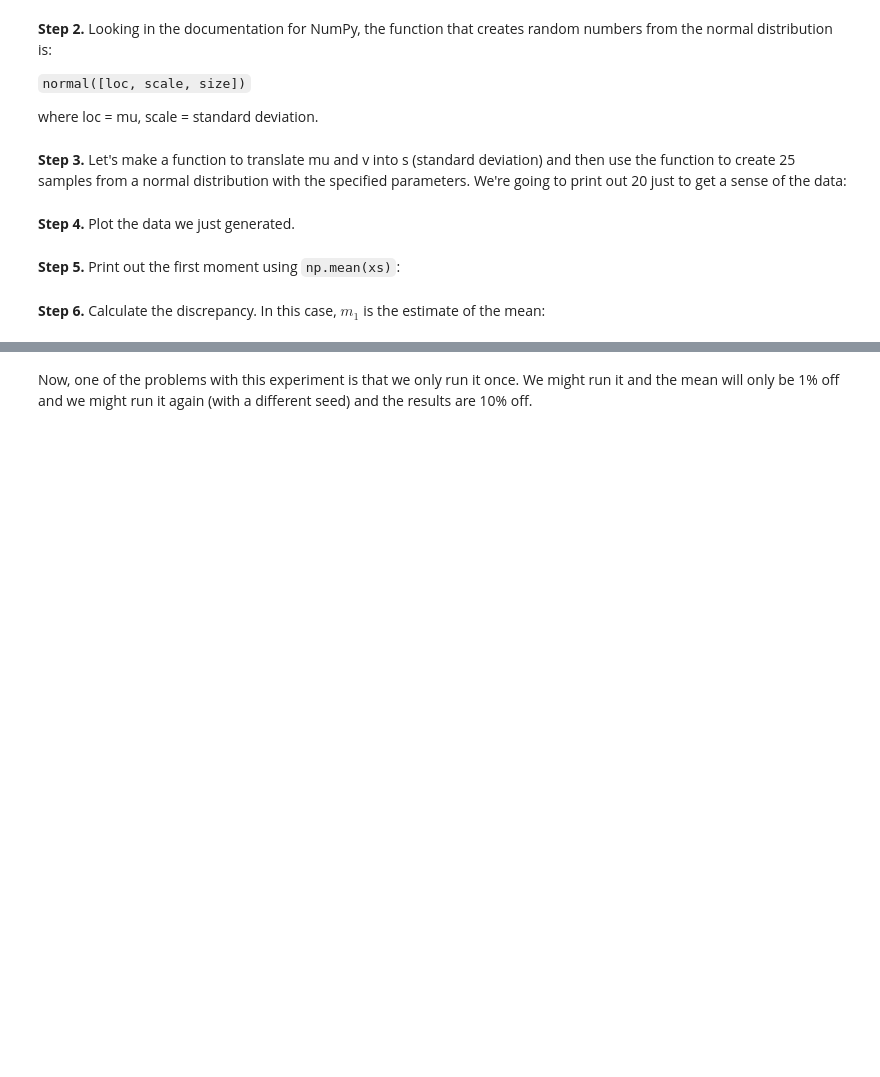
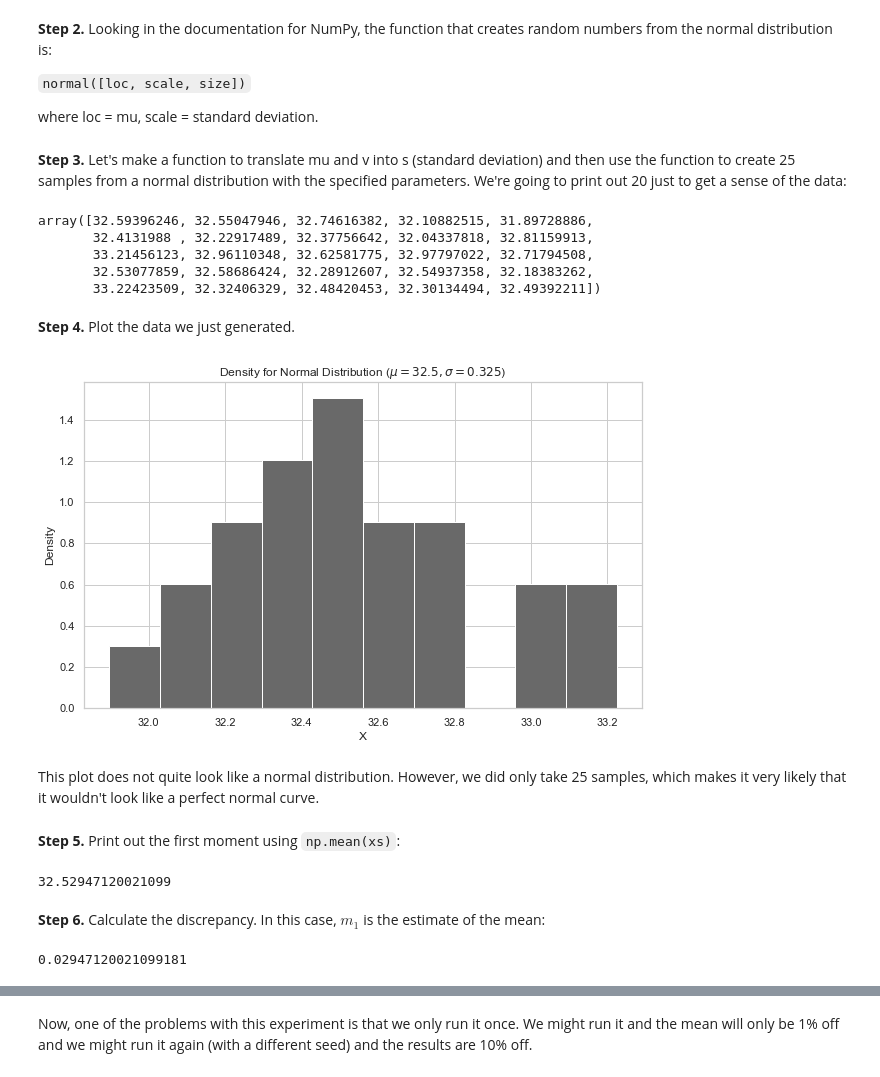
Before and after one commit to natemcintosh/en_685_648_data_science, a Jupyter notebook: 6_module/lab/nmcinto2.ipynb, the cells around one changed output, grey strips where cells are left out. Saved outputs shown, nothing was run; the diff lists cells and outputs as text; code cells hidden in the pictures; blank space fills up the shorter version.

```diff
--- a/6_module/lab/nmcinto2.ipynb
+++ b/6_module/lab/nmcinto2.ipynb
@@ -221,9 +233,45 @@ np.random.seed([12873])
 where loc = mu, scale = standard deviation.
 # %% [markdown]
 **Step 3\.** Let's make a function to translate mu and v into s (standard deviation) and then use the function to create 25 samples from a normal distribution with the specified parameters. We're going to print out 20 just to get a sense of the data:
+# %%
+mu = 32.5
+sigma = 0.325
+size = (25,)
+normal_dist = np.random.normal(loc=mu, scale=sigma, size=size)
+normal_dist
+# %% [output]
+array([32.59396246, 32.55047946, 32.74616382, 32.10882515, 31.89728886,
+       32.4131988 , 32.22917489, 32.37756642, 32.04337818, 32.81159913,
+       33.21456123, 32.96110348, 32.62581775, 32.97797022, 32.71794508,
+       32.53077859, 32.58686424, 32.28912607, 32.54937358, 32.18383262,
+       33.22423509, 32.32406329, 32.48420453, 32.30134494, 32.49392211])
 # %% [markdown]
 **Step 4\.** Plot the data we just generated.
+# %%
+figure = plt.figure(figsize=(10, 6)) # first element is width, second is height.
+
+axes = figure.add_subplot(1, 1, 1)
+
+axes.hist(normal_dist, density=True, color="DimGray") # a density
+axes.set_ylabel( "Density")
+axes.set_xlabel( "X")
+axes.set_title( "Density for Normal Distribution ($\mu=32.5, \sigma=0.325$)")
+
+plt.show()
+# %% [output]
+[figure, added]
+# %% [markdown]
+This plot does not quite look like a normal distribution. However, we did only take 25 samples, which makes it very likely that it wouldn't look like a perfect normal curve.
 # %% [markdown]
 **Step 5\.** Print out the first moment using `np.mean(xs)`:
+# %%
+normal_arith_mean = np.mean(normal_dist)
+normal_arith_mean
+# %% [output]
+32.52947120021099
 # %% [markdown]
 **Step 6\.** Calculate the discrepancy. In this case, $m_1$ is the estimate of the mean:
+# %%
+normal_arith_mean - mu
+# %% [output]
+0.02947120021099181
```
Also changed, not shown: parts of 17 cells of this notebook.
